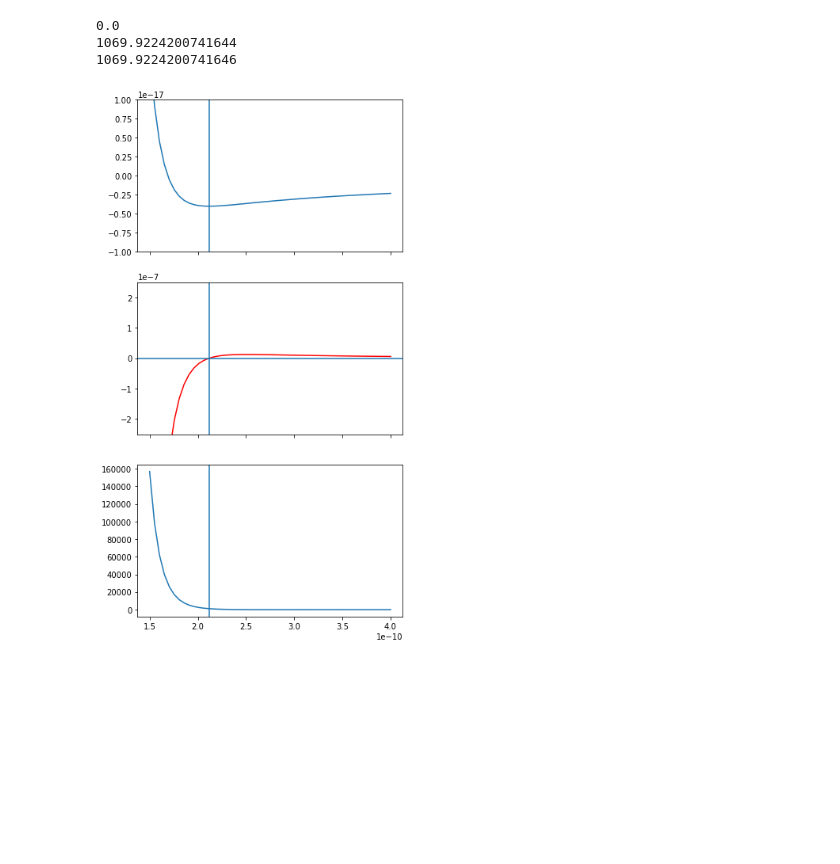
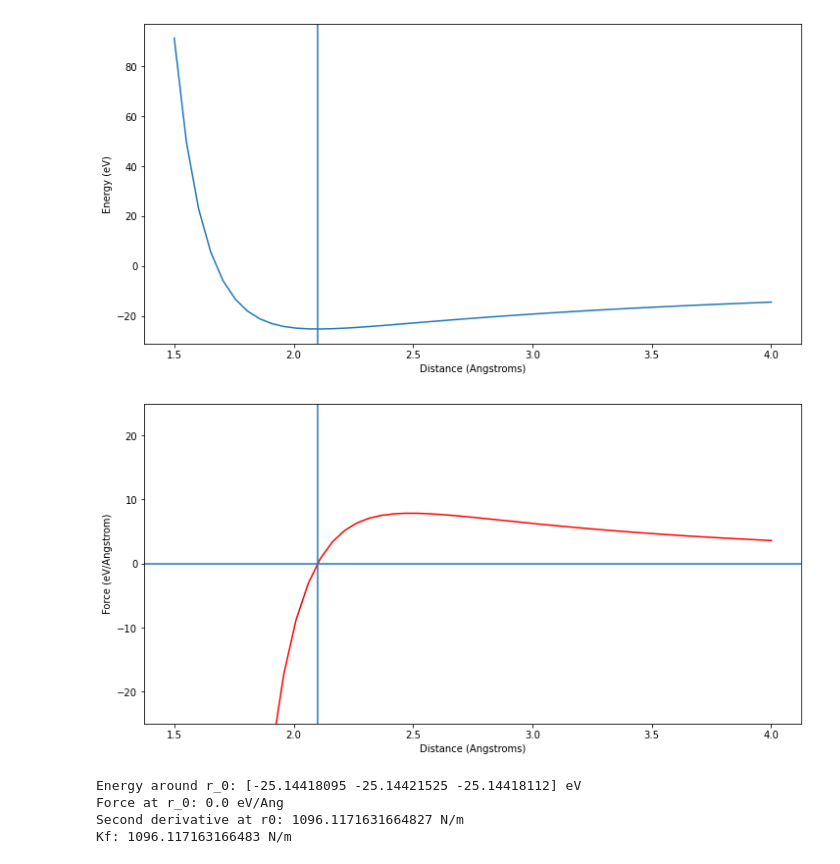
Before and after one commit to andreww/isofrac, a Jupyter notebook: potential_figure.ipynb, the cells around one changed output. Saved outputs shown, nothing was run; the diff lists cells and outputs as text; code cells hidden in the pictures; blank space fills up the shorter version.

```diff
--- a/potential_figure.ipynb
+++ b/potential_figure.ipynb
@@ -77,34 +135,37 @@ def kf(r0, zi, zj, n):
 # %%
-rs = np.linspace(1.5E-10, 4.0E-10)
+# Plot an example and check some values
+rs = np.linspace(1.5, 4.0) # Angstroms
 n = 12
 zi = 2.0
 zj = -2.0
-r0 = 2.1170E-10
-b = cal_b(r0, zi, zj, n)
-ens = energy(rs, zi, zj, b, n)
-force = de_by_dr(rs, zi, zj, b, n)
-k = d2e_by_dr2(rs, zi, zj, b, n)
-print(de_by_dr(r0, zi, zj, b, n))
-print(d2e_by_dr2(r0, zi, zj, b, n))
-print(kf(r0, zi, zj, n))
+
+r0 = 2.1 # Angstroms
+b = cal_b(r0/m2ang, zi, zj, n)
+
+fig, ax = plt.subplots(figsize=(12,6))
+ax.plot(rs, energy(rs/m2ang, zi, zj, b, n)*j2ev)
+ax.set_xlabel('Distance (Angstroms)')
+ax.set_ylabel('Energy (eV)')
+ax.axvline(r0)
+plt.show()
+
+fig, ax = plt.subplots(figsize=(12,6))
+ax.plot(rs, de_by_dr(rs/m2ang, zi, zj, b, n)*j2ev/m2ang, 'r')
+ax.axvline(r0)
+ax.axhline(0.0)
+ax.set_ylim(-25, 25)
+ax.set_xlabel('Distance (Angstroms)')
+ax.set_ylabel('Force (eV/Angstrom)')
+plt.show()
+
+print("Energy around r_0:", energy(np.array([r0-0.001, r0, r0+0.001])/m2ang, zi, zj, b, n)*j2ev, "eV")
+print("Force at r_0:", de_by_dr(r0/m2ang, zi, zj, b, n)*j2ev/m2ang, "eV/Ang")
+print("Second derivative at r0:", d2e_by_dr2(r0/m2ang, zi, zj, b, n), "N/m")
+print("Kf:", kf(r0/m2ang, zi, zj, n), "N/m") # No b
 # %% [output]
+[figure, added]
+[figure, added]
-0.0
-1069.9224200741644
-1069.9224200741646
+Energy around r_0: [-25.14418095 -25.14421525 -25.14418112] eV
+Force at r_0: 0.0 eV/Ang
+Second derivative at r0: 1096.1171631664827 N/m
+Kf: 1096.117163166483 N/m
-# %%
-fig, ax = plt.subplots(nrows=3, figsize=(6,12), sharex=True)
-
-ax[0].plot(rs, ens)
-ax[0].set_ylim(-1E-17, 1E-17)
-ax[0].axvline(r0)
-
-ax[1].plot(rs, force, 'r')
-ax[1].set_ylim(-0.00000025, 0.00000025)
-ax[1].axvline(r0)
-ax[1].axhline(0.0)
-
-ax[2].plot(rs, k)
-ax[2].axvline(r0)
-plt.show()
-# %% [output]
-[figure, removed]
```
Also changed, not shown: parts of 8 cells of this notebook.
